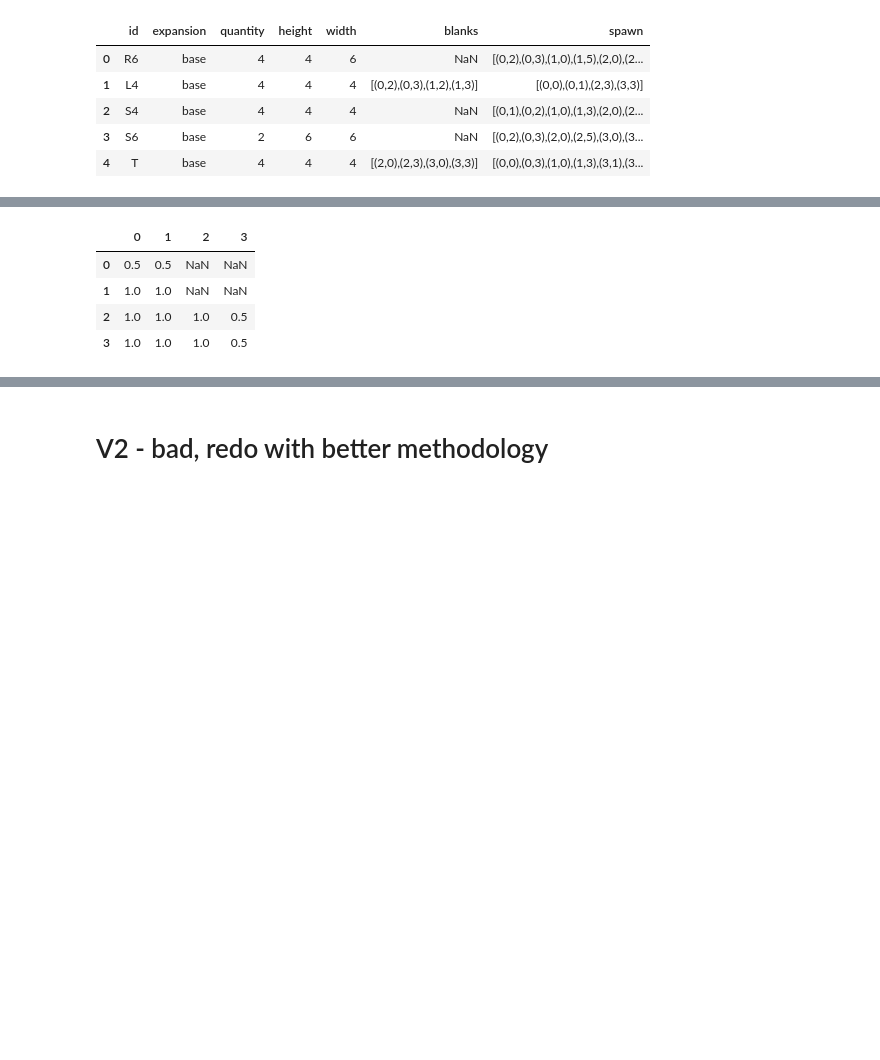
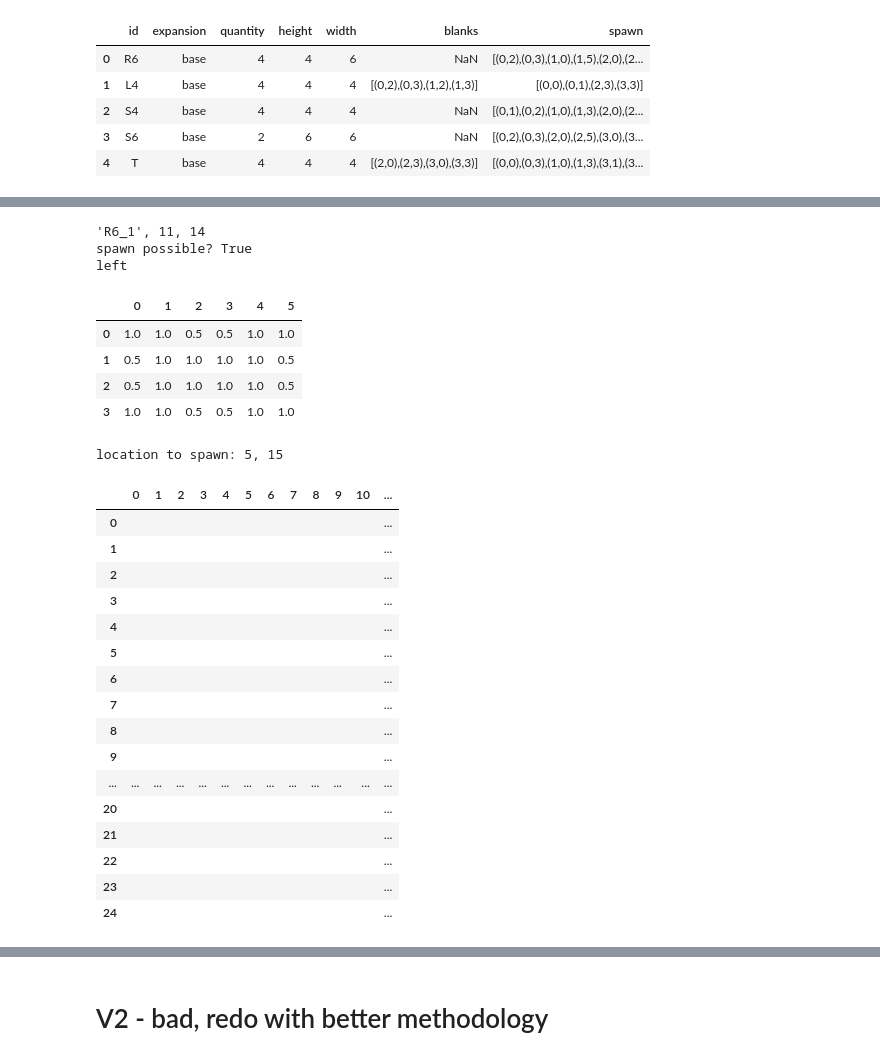
Before and after one commit to KevinCarr42/Descent_AI, a Jupyter notebook: DescentMapGenerator.ipynb, the cells around one changed output, grey strips where cells are left out. Drawn from its saved outputs; the diff is of its cells as text; code cells hidden in the pictures; blank space fills up the shorter version.

Commit message:
debugging spawn points and treasure class

```diff
--- a/DescentMapGenerator.ipynb
+++ b/DescentMapGenerator.ipynb
@@ -37,28 +37,22 @@ display(MAP_TILE_DF.head())
 | 4 | T | base | 4 | 4 | 4 | [(2,0),(2,3),(3,0),(3,3)] | [(0,0),(0,3),(1,0),(1,3),(3,1),(3... |
 # %%
 class Treasures:
-    """note: treasure chests should automatically match to level"""
-
-    # available treaures sorted by likelyhood
-    available_treasures = {
+    ALL_AVAILABLE_TREASURE_MARKERS = {
         'healing_potion': 9,
         'vitality_potion': 9,
         'money_marker': 29,
-        'treasure_chest': 8,
+        'treasure_chest': 8,  # note: treasure chests should automatically match to level
         'invulnerability_potion': 9,
         'power_potion': 9,
         'invisibility_potion': 9,
         'relic_marker': 11,
     }
 
-    def __init__(self, n_encounters=4, n_treasure_per_encounter=3, always_chest=True):
-        self.treasures = self.choose_treasures(n_encounters, n_treasure_per_encounter, always_chest)
-        self.encounters = self.generate_encounters(n_encounters, n_treasure_per_encounter, always_chest)
+    def __init__(self, n_encounters=4, n_treasure_per_encounter=3, always_chest=True, fancy_chance=0.2):
+        self.available_treasures = self.ALL_AVAILABLE_TREASURE_MARKERS.copy()
+        self.encounters = self.generate_encounters(n_encounters, n_treasure_per_encounter, always_chest, fancy_chance)
 
-    def choose_treasures(self, n_encounters, n_treasure_per_encounter, always_chest):
-        pass
-
-    def generate_encounters(self, n_encounters, n_treasure_per_encounter, always_chest):
+    def generate_encounters(self, n_encounters, n_treasure_per_encounter, always_chest, fancy_chance):
         encounter_dict = dict()
         for i in range(n_encounters):
             encounter_dict[i+1] = ['treasure_chest'] if always_chest else list()
@@ -67,14 +61,12 @@ class Treasures:
         n_total = n_treasure_per_encounter * n_encounters
         n_total -= n_encounters if always_chest else 0
 
-        p_treasure = 0.5  # higher numbers mean lower level treasures
-        while n_total > 0:
-            for treasure in self.available_treasures:
-                if np.random.random() < p_treasure and self.available_treasures[treasure] > 0:
-                    n_total -= 1
-                    encounter_dict[np.random.choice(list(encounter_dict.keys()))] += [treasure]
-                    self.available_treasures[treasure] -= 1
-                    break
+        for _ in range(n_total):
+            all_treasures = [x for x in self.available_treasures.keys() if self.available_treasures[x] > 0]
+            all_treasures = all_treasures[:3] * int(1/fancy_chance) + all_treasures[3:]
+            treasure = np.random.choice(all_treasures)
+            encounter_dict[np.random.choice(list(encounter_dict.keys()))] += [treasure]
+            self.available_treasures[treasure] -= 1
 
         return encounter_dict
 # %%
@@ -613,9 +608,31 @@ main.grid_map.fillna('')
-# %%
-tile_name = 'L4_1'
-main.map_tiles_obj.show_tile(tile_name)
-# %% [output]
-|  | 0 | 1 | 2 | 3 |
-| 0 | 0.5 | 0.5 | NaN | NaN |
-| 1 | 1.0 | 1.0 | NaN | NaN |
-| 2 | 1.0 | 1.0 | 1.0 | 0.5 |
-| 3 | 1.0 | 1.0 | 1.0 | 0.5 |
+# %%
+# y offset wrong on left and right
+main.spawn_tile('T_1')
+main.spawn_tile('R6_1')
+# %% [output]
+'R6_1', 11, 14
+spawn possible? True
+left
+|  | 0 | 1 | 2 | 3 | 4 | 5 |
+| 0 | 1.0 | 1.0 | 0.5 | 0.5 | 1.0 | 1.0 |
+| 1 | 0.5 | 1.0 | 1.0 | 1.0 | 1.0 | 0.5 |
+| 2 | 0.5 | 1.0 | 1.0 | 1.0 | 1.0 | 0.5 |
+| 3 | 1.0 | 1.0 | 0.5 | 0.5 | 1.0 | 1.0 |
+location to spawn: 5, 15
+|  | 0 | 1 | 2 | 3 | 4 | 5 | 6 | 7 | 8 | 9 | 10 | ... |
+| 0 |  |  |  |  |  |  |  |  |  |  |  | ... |
+| 1 |  |  |  |  |  |  |  |  |  |  |  | ... |
+| 2 |  |  |  |  |  |  |  |  |  |  |  | ... |
+| 3 |  |  |  |  |  |  |  |  |  |  |  | ... |
+| 4 |  |  |  |  |  |  |  |  |  |  |  | ... |
+| 5 |  |  |  |  |  |  |  |  |  |  |  | ... |
+| 6 |  |  |  |  |  |  |  |  |  |  |  | ... |
+| 7 |  |  |  |  |  |  |  |  |  |  |  | ... |
+| 8 |  |  |  |  |  |  |  |  |  |  |  | ... |
+| 9 |  |  |  |  |  |  |  |  |  |  |  | ... |
+| ... | ... | ... | ... | ... | ... | ... | ... | ... | ... | ... | ... | ... |
+| 20 |  |  |  |  |  |  |  |  |  |  |  | ... |
+| 21 |  |  |  |  |  |  |  |  |  |  |  | ... |
+| 22 |  |  |  |  |  |  |  |  |  |  |  | ... |
+| 23 |  |  |  |  |  |  |  |  |  |  |  | ... |
+| 24 |  |  |  |  |  |  |  |  |  |  |  | ... |
```
Also changed, not shown: parts of 30 cells of this notebook.
